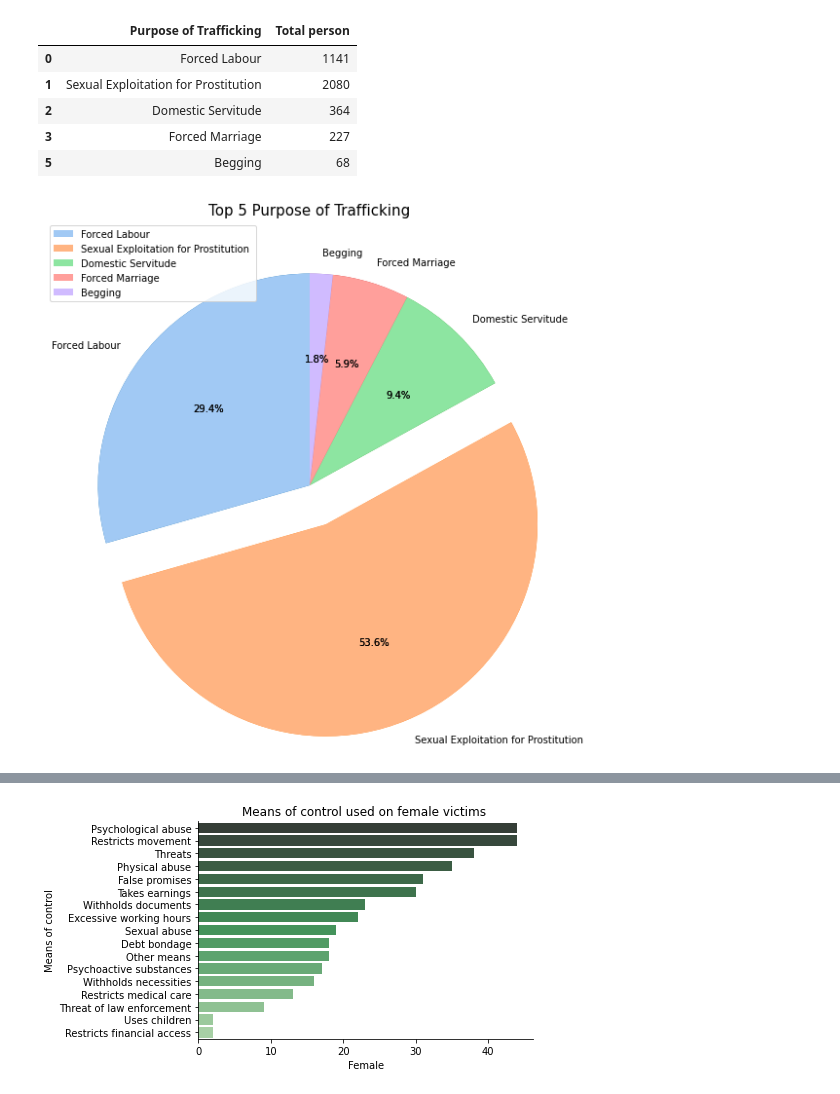
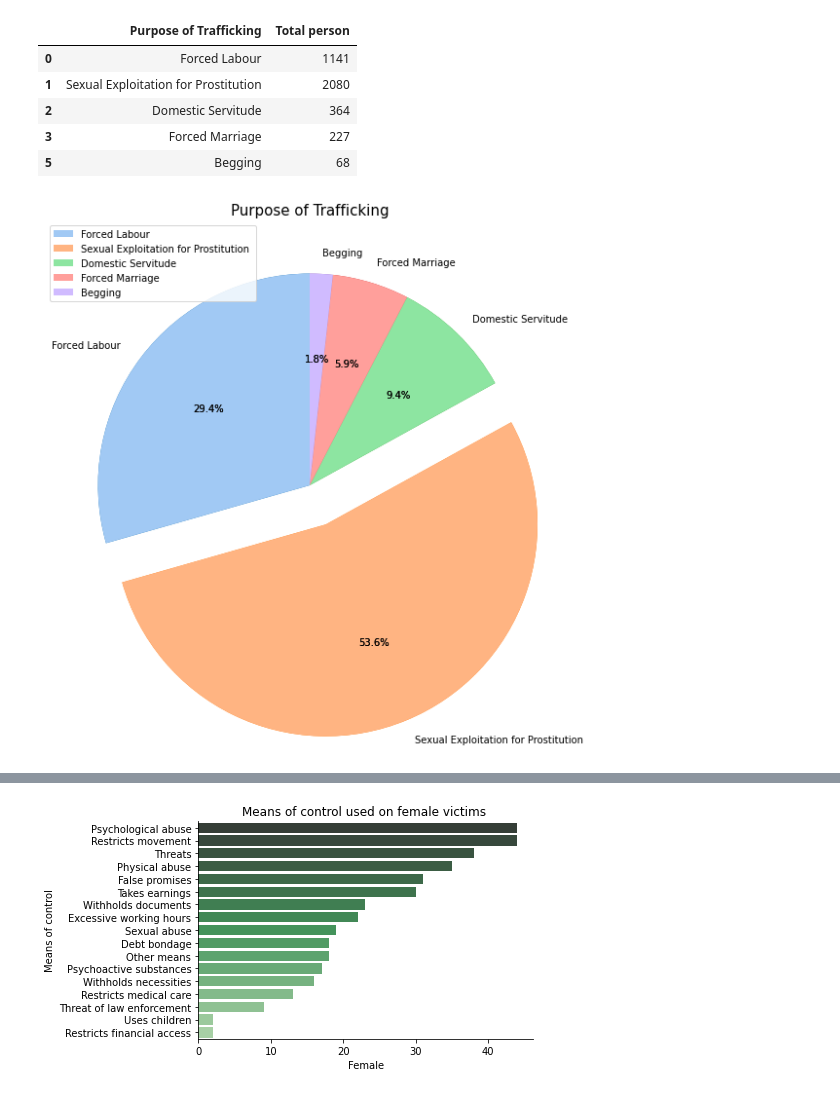
Before and after one commit to Emjeeey/ITBA-3205_FoodHacks, a Jupyter notebook: 404_Final_Project.ipynb, the cells around one changed output, grey strips where cells are left out. Saved outputs shown, nothing was run; the diff lists cells and outputs as text; code cells hidden in the pictures.

```diff
--- a/404_Final_Project.ipynb
+++ b/404_Final_Project.ipynb
@@ -181,25 +181,25 @@ df1.describe()
 # %%
 from IPython.core.pylabtools import figsize
 data = df1['Total person']
 labels = df1['Purpose of Trafficking']
 
 colors = sns.color_palette('pastel')
 fig, ax = plt.subplots(figsize=(19,8))
 explode = (0,0.2,0,0,0)
 ax.pie(data, explode=explode, labels=labels,autopct='%1.1f%%',
         frame=True, startangle=90,radius= 1)
 patches, texts, auto = ax.pie(data, colors=colors,  startangle=90,explode=explode, autopct='%1.1f%%' )
 
 
 plt.legend(patches, labels, loc="best",fontsize=10)
 fig= plt.gcf()
 fig.set_size_inches(10,10)
-plt.title("Top 5 Purpose of Trafficking",fontsize= 15)
+plt.title("Purpose of Trafficking",fontsize= 15)
 
 
 plt.show()
 # %% [output]
-[figure, old version]
+[figure, new version]
 # %%
 sns.set_style(style="darkgrid")
 # %%
```
Also changed, not shown: parts of 3 cells of this notebook.
